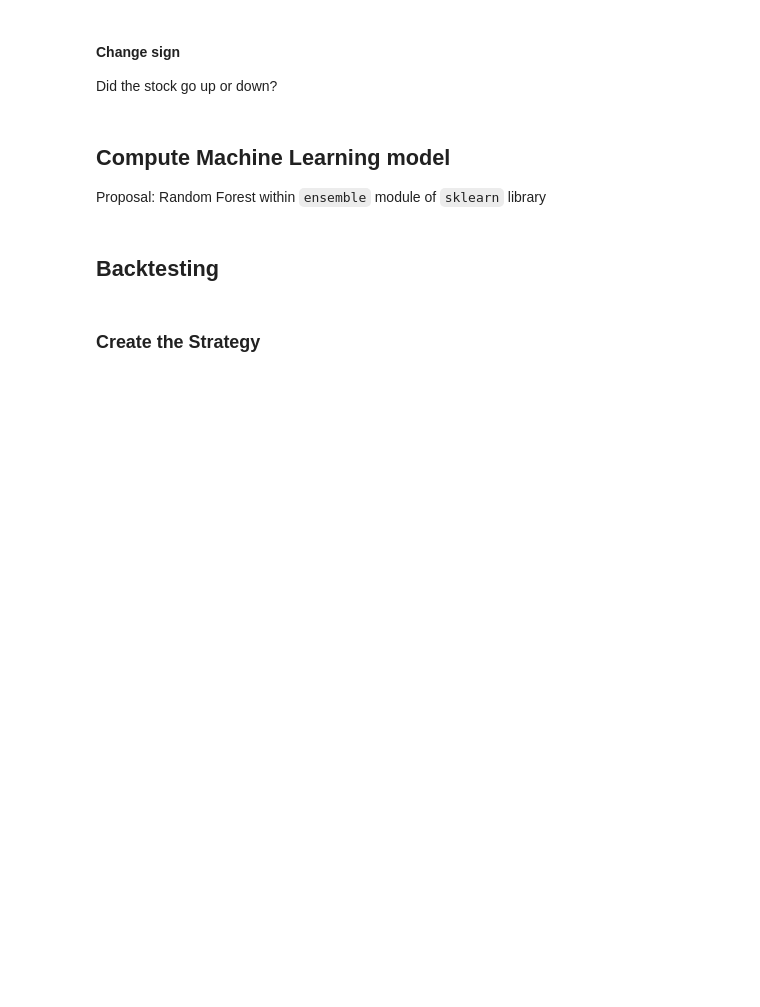
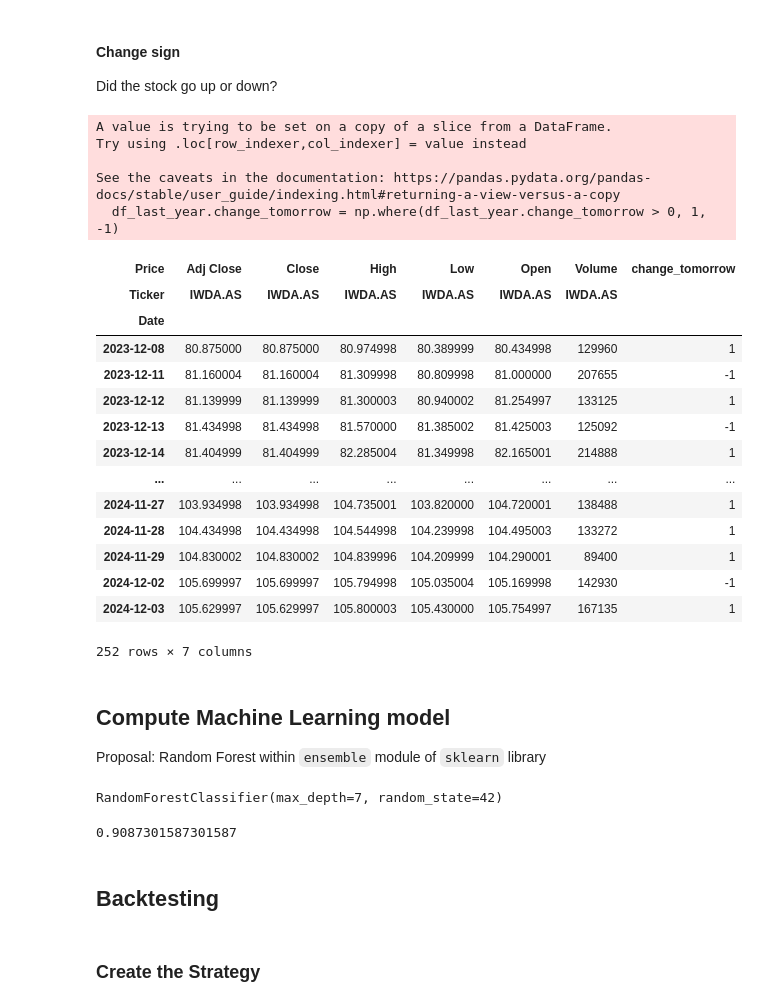
Before and after one commit to przemo20122/practical-python-for-algorithmic-trading, a Jupyter notebook: notebooks-course/03C_Backtesting ML Classification-Based.ipynb, the cells around one changed output. Saved outputs shown, nothing was run; the diff lists cells and outputs as text; code cells hidden in the pictures; blank space fills up the shorter version.

```diff
--- a/notebooks-course/03C_Backtesting ML Classification-Based.ipynb
+++ b/notebooks-course/03C_Backtesting ML Classification-Based.ipynb
@@ -45,6 +89,30 @@ df = yf.download(tickers=ticker)
 #### Change sign
 
 Did the stock go up or down?
+# %%
+df_last_year.change_tomorrow = np.where(df_last_year.change_tomorrow > 0, 1, -1)
+df_last_year
+# %% [output]
+A value is trying to be set on a copy of a slice from a DataFrame.
+Try using .loc[row_indexer,col_indexer] = value instead
+
+See the caveats in the documentation: https://pandas.pydata.org/pandas-docs/stable/user_guide/indexing.html#returning-a-view-versus-a-copy
+  df_last_year.change_tomorrow = np.where(df_last_year.change_tomorrow > 0, 1, -1)
+| Price | Adj Close | Close | High | Low | Open | Volume | change_tomorrow |
+| Ticker | IWDA.AS | IWDA.AS | IWDA.AS | IWDA.AS | IWDA.AS | IWDA.AS |  |
+| Date |  |  |  |  |  |  |  |
+| 2023-12-08 | 80.875000 | 80.875000 | 80.974998 | 80.389999 | 80.434998 | 129960 | 1 |
+| 2023-12-11 | 81.160004 | 81.160004 | 81.309998 | 80.809998 | 81.000000 | 207655 | -1 |
+| 2023-12-12 | 81.139999 | 81.139999 | 81.300003 | 80.940002 | 81.254997 | 133125 | 1 |
+| 2023-12-13 | 81.434998 | 81.434998 | 81.570000 | 81.385002 | 81.425003 | 125092 | -1 |
+| 2023-12-14 | 81.404999 | 81.404999 | 82.285004 | 81.349998 | 82.165001 | 214888 | 1 |
+| ... | ... | ... | ... | ... | ... | ... | ... |
+| 2024-11-27 | 103.934998 | 103.934998 | 104.735001 | 103.820000 | 104.720001 | 138488 | 1 |
+| 2024-11-28 | 104.434998 | 104.434998 | 104.544998 | 104.239998 | 104.495003 | 133272 | 1 |
+| 2024-11-29 | 104.830002 | 104.830002 | 104.839996 | 104.209999 | 104.290001 | 89400 | 1 |
+| 2024-12-02 | 105.699997 | 105.699997 | 105.794998 | 105.035004 | 105.169998 | 142930 | -1 |
+| 2024-12-03 | 105.629997 | 105.629997 | 105.800003 | 105.430000 | 105.754997 | 167135 | 1 |
+252 rows × 7 columns
 # %% [markdown]
 ## Compute Machine Learning model
 
@@ -52,3 +127,11 @@ Proposal: Random Forest within `ensemble` module of `sklearn` library
+# %%
+model.fit(X, y)
+# %% [output]
+RandomForestClassifier(max_depth=7, random_state=42)
+# %%
+model.score(X, y)
+# %% [output]
+0.9087301587301587
 # %% [markdown]
 ## Backtesting
 # %% [markdown]
```
Also changed, not shown: parts of 9 cells of this notebook, 7 other files.
